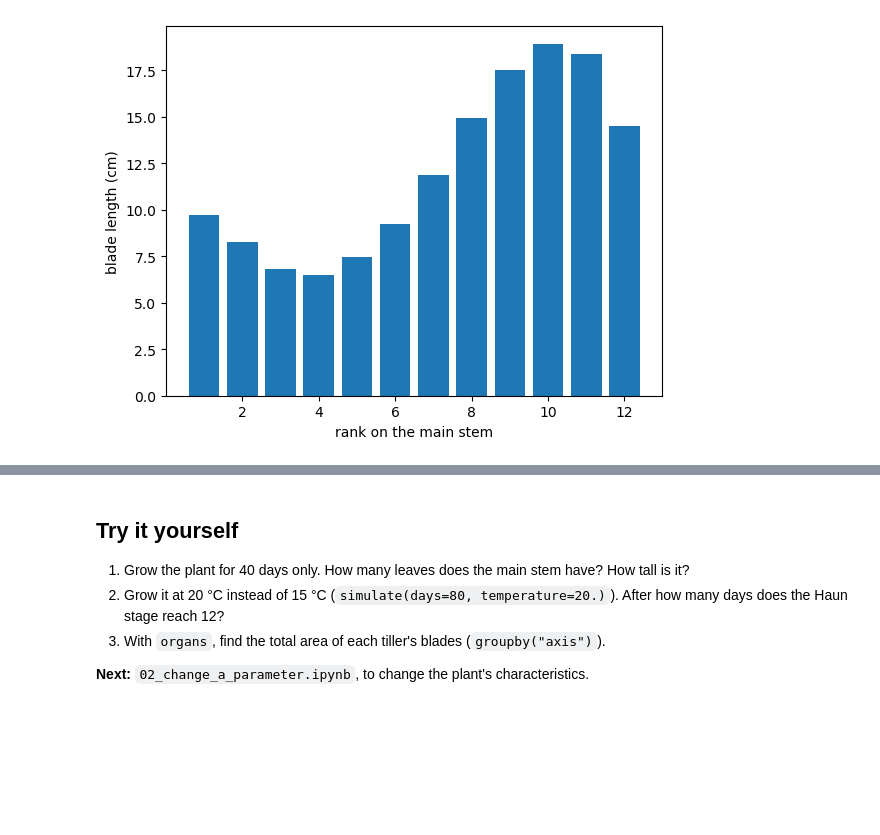
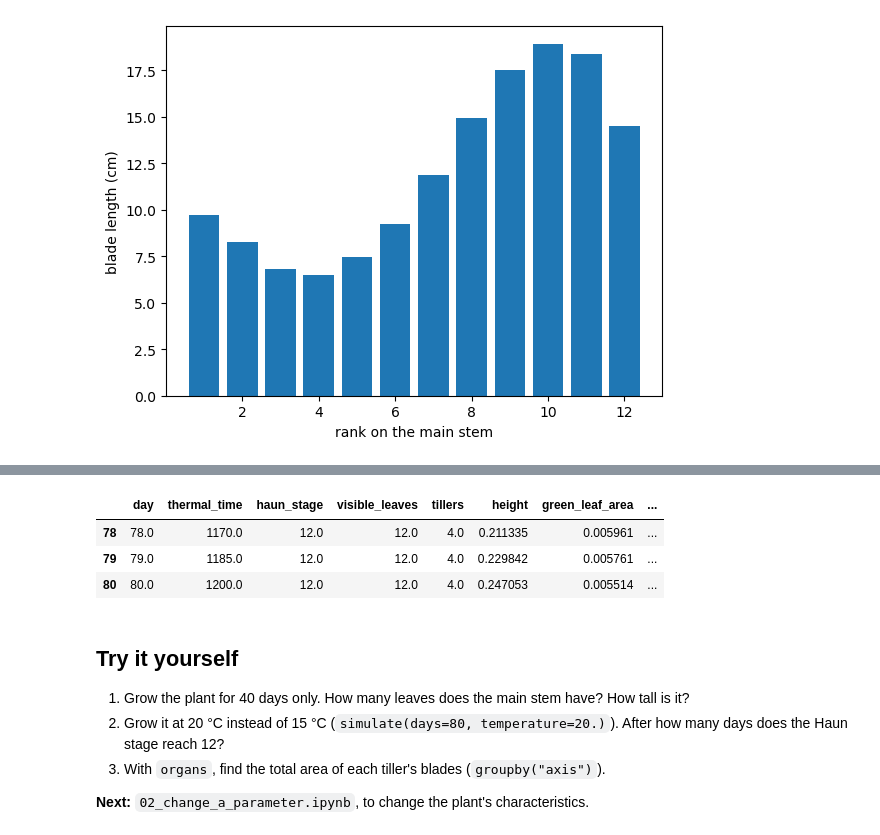
Before and after one commit to openalea/adel, a Jupyter notebook: example/tutorials/user/01_first_run.ipynb, the cells around one changed output, grey strips where cells are left out. Cells and saved outputs as stored; diff of their text form; code cells hidden in the pictures; blank space fills up the shorter version.

```diff
--- a/example/tutorials/user/01_first_run.ipynb
+++ b/example/tutorials/user/01_first_run.ipynb
@@ -169,0 +182,13 @@ plt.xlabel("rank on the main stem"); plt.ylabel("blade length (cm)");
+# %%
+import json
+import os
+
+import pandas as pd
+
+saved = simulate(days=80, outputs="outputs/first_run")
+print(sorted(os.listdir("outputs/first_run")))
+with open("outputs/first_run/run.json") as file:
+    run = json.load(file)
+print(run["status"], "in", round(run["wall_time"], 1), "s")
+pd.read_csv("outputs/first_run/summary.csv").tail(3)
+# %% [output]
@@ -170,3 +197,7 @@ plt.xlabel("rank on the main stem"); plt.ylabel("blade length (cm)");
+|  | day | thermal_time | haun_stage | visible_leaves | tillers | height | green_leaf_area | ... |
+| 78 | 78.0 | 1170.0 | 12.0 | 12.0 | 4.0 | 0.211335 | 0.005961 | ... |
+| 79 | 79.0 | 1185.0 | 12.0 | 12.0 | 4.0 | 0.229842 | 0.005761 | ... |
+| 80 | 80.0 | 1200.0 | 12.0 | 12.0 | 4.0 | 0.247053 | 0.005514 | ... |
 # %% [markdown]
 ## Try it yourself
 
```
Also changed, not shown: parts of 3 cells of this notebook, 11 other files.
